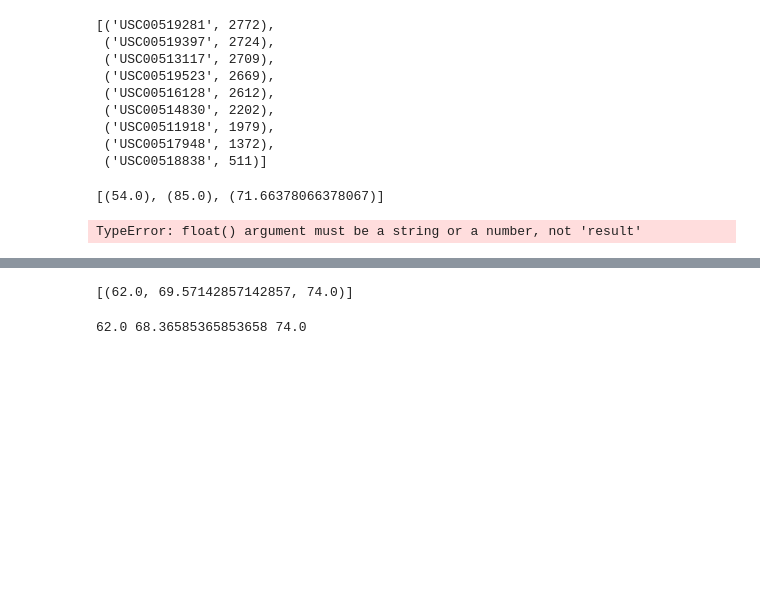
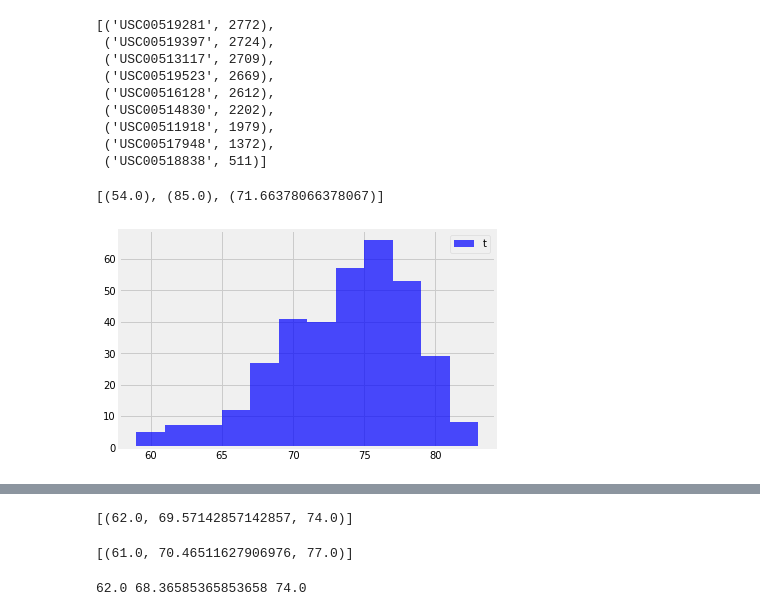
Before and after one commit to zhenyang9261/data-homework-orm, a Jupyter notebook: climate_starter.ipynb, the cells around one changed output, grey strips where cells are left out. Saved outputs shown, nothing was run; the diff lists cells and outputs as text; code cells hidden in the pictures; blank space fills up the shorter version.

```diff
--- a/climate_starter.ipynb
+++ b/climate_starter.ipynb
@@ -244,24 +251,27 @@ result_temp
 # %%
 # Choose the station with the highest number of temperature observations.
 # Query the last 12 months of temperature observation data for this station and plot the results as a histogram
 result_tobs = session.query(Measurement.tobs).\
     filter(Measurement.date >= first_date).\
     filter(Measurement.date <= last_date).\
-    filter(Measurement.station == most_active_stat).limit(200).all()
+    filter(Measurement.station == most_active_stat).all()
 
 bins = 12
 
+xpos = list()
 
-#type(result_tobs[0])
-result_tobs = [float(result_tob) for result_tob in result_tobs]
-#result_tobs_float = float(result_tobs[0])
-#result_tobs_float
+for result_tob in result_tobs:
+    xpos.append(result_tob[0])
 #fig, ax1 = plt.subplots(1,2, figsize=(10,4))
 
-#plt.hist(result_tobs_float, bins=bins, facecolor='blue', alpha=0.5)
-#plt.show()
+plt.hist(xpos, bins=bins, facecolor='blue', alpha=0.7)
+
+# Set plot attributes
+plt.legend('tobs', loc='upper right')
+
+plt.show()
 # %% [output]
-TypeError: float() argument must be a string or a number, not 'result'
+[figure, added]
 # %%
 # Choose the station with the highest number of temperature observations.
 # Query the last 12 months of temperature observation data for this station and plot the results as a histogram
@@ -288,6 +298,15 @@ def calc_temps(start_date, end_date):
 print(calc_temps('2012-02-28', '2012-03-05'))
 # %% [output]
 [(62.0, 69.57142857142857, 74.0)]
+# %%
+temp_set = calc_temps('2017-02-15', '2017-02-28')
+tmin = temp_set[0][0]
+tave = temp_set[0][1]
+tmax = temp_set[0][2]
+
+print(temp_set)
+# %% [output]
+[(61.0, 70.46511627906976, 77.0)]
 # %%
 # Use your previous function `calc_temps` to calculate the tmin, tavg, and tmax
 # for your trip using the previous year's data for those same dates.
```
Also changed, not shown: parts of 7 cells of this notebook.
